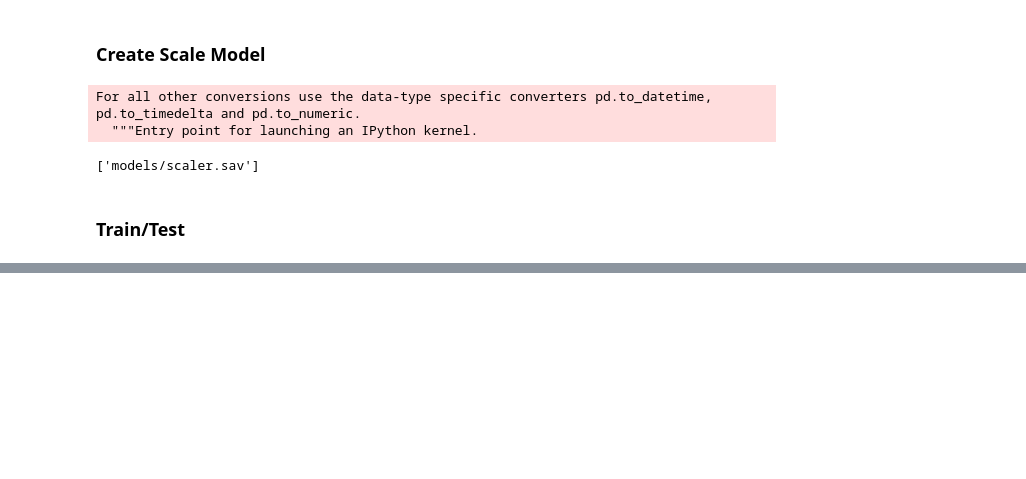
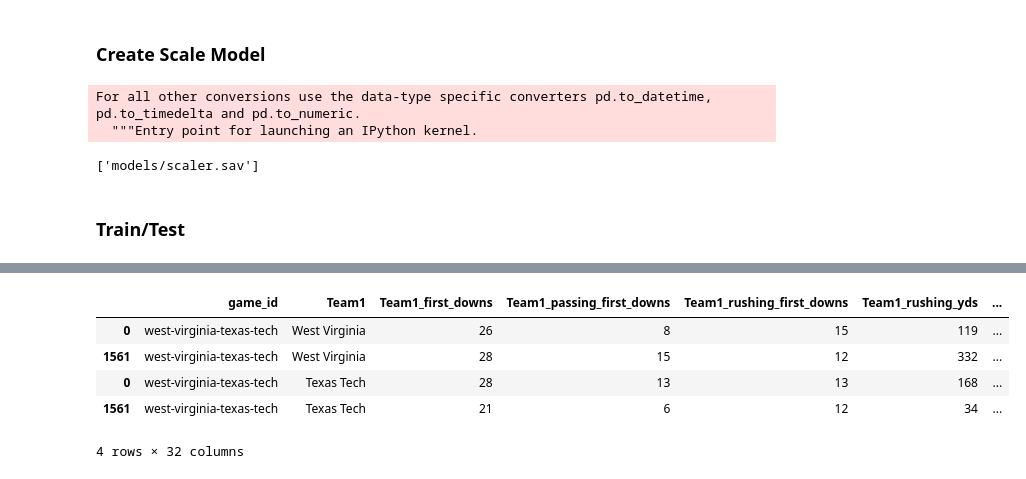
Before and after one commit to meysubb/NCAAF_Projects, a Jupyter notebook: Bowl_Game_Predictions/2018/1-PreProcess.ipynb, the cells around one changed output, grey strips where cells are left out. Drawn from its saved outputs; the diff is of its cells as text; code cells hidden in the pictures; blank space fills up the shorter version.

```diff
--- a/Bowl_Game_Predictions/2018/1-PreProcess.ipynb
+++ b/Bowl_Game_Predictions/2018/1-PreProcess.ipynb
@@ -94,0 +106,11 @@ testSet.to_csv("data/final_data/clean_test.csv")
+# %%
+game_ids = search_df['game_id']
+# %%
+team1_df = search_df[search_df.columns[search_df.columns.str.contains('Team1')].tolist()]
+team2_df = search_df[search_df.columns[search_df.columns.str.contains('Team2')].tolist()]
+# %%
+t1_cols_rename = team2_df.columns
+t1_cols_rename = [word.replace('2','1') for word in t1_cols_rename]
+team2_df.columns = t1_cols_rename
+# %%
+search_df_fin = pd.concat([pd.concat([game_ids,team1_df],axis=1),pd.concat([game_ids,team2_df],axis=1)],axis=0)
@@ -94,0 +119,9 @@ testSet.to_csv("data/final_data/clean_test.csv")
+# %%
+search_df_fin[search_df_fin['game_id'] == 'west-virginia-texas-tech']
+# %% [output]
+|  | game_id | Team1 | Team1_first_downs | Team1_passing_first_downs | Team1_rushing_first_downs | Team1_rushing_yds | ... |
+| 0 | west-virginia-texas-tech | West Virginia | 26 | 8 | 15 | 119 | ... |
+| 1561 | west-virginia-texas-tech | West Virginia | 28 | 15 | 12 | 332 | ... |
+| 0 | west-virginia-texas-tech | Texas Tech | 28 | 13 | 13 | 168 | ... |
+| 1561 | west-virginia-texas-tech | Texas Tech | 21 | 6 | 12 | 34 | ... |
+4 rows × 32 columns
```
Also changed, not shown: parts of 8 cells of this notebook, 13 other files.
